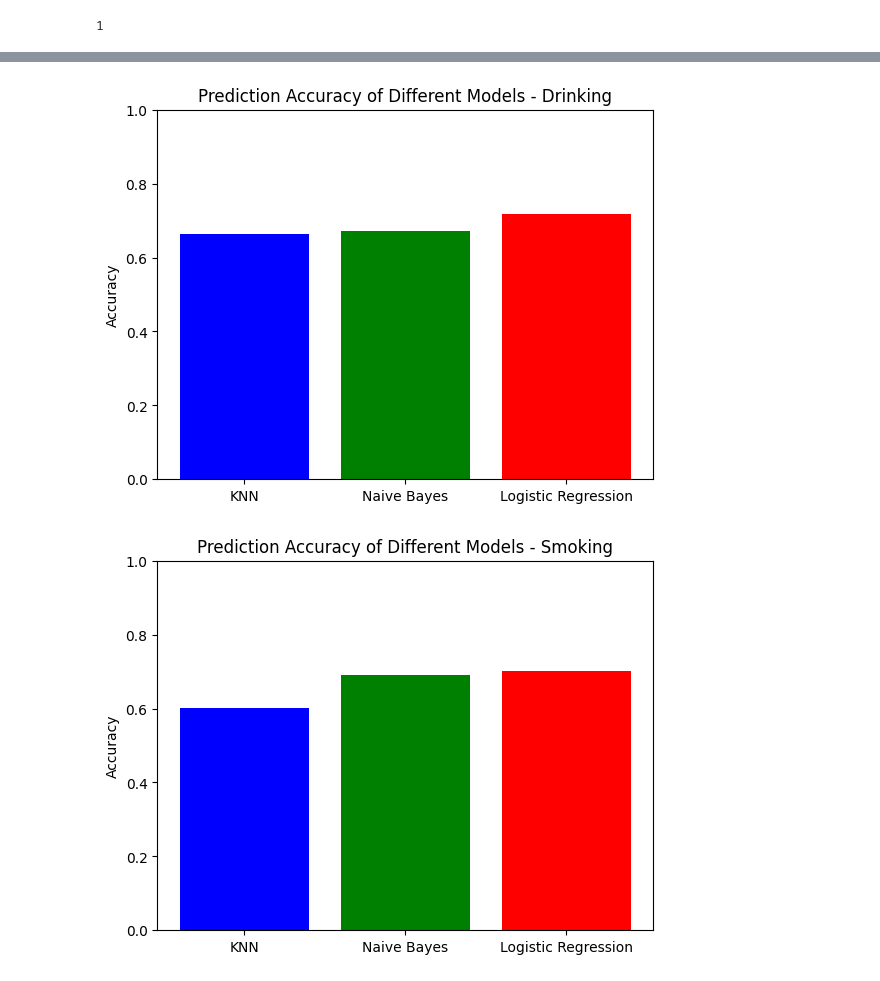
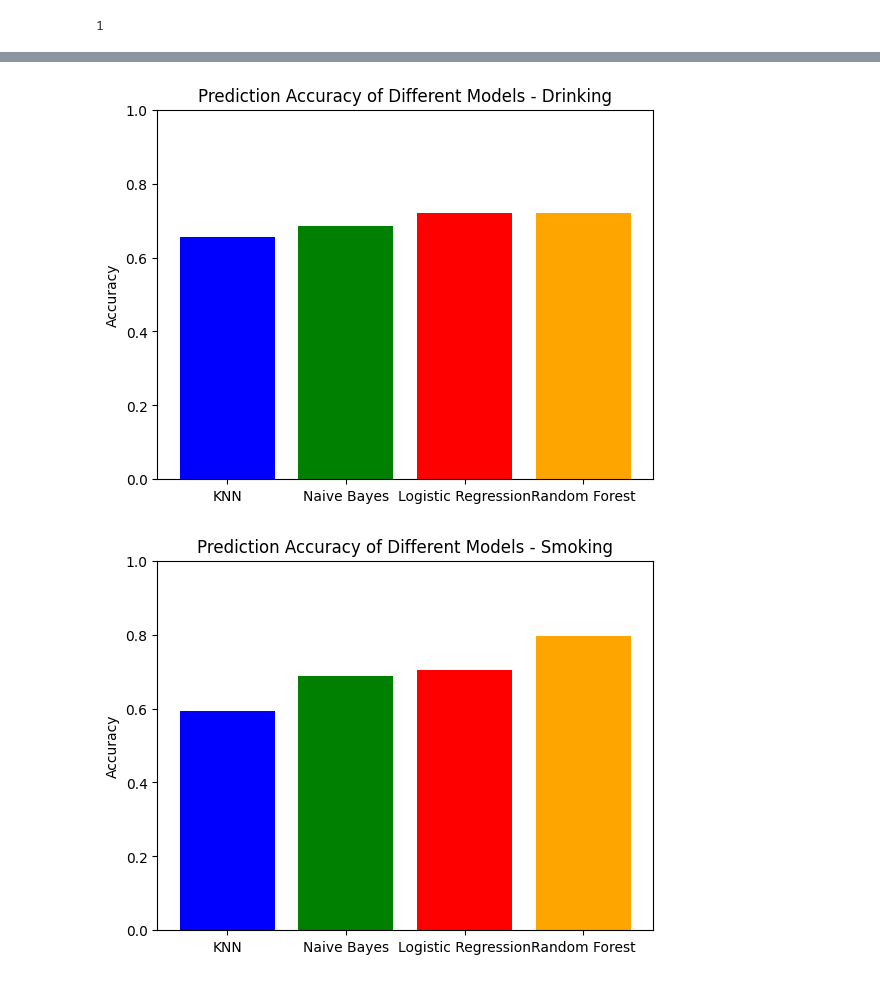
Before and after one commit to k-m-abrar-ahsan/Smoking-and-Drinking-Dataset-with-body-signal, a Jupyter notebook: main.ipynb, the cells around one changed output, grey strips where cells are left out. Saved outputs shown, nothing was run; the diff lists cells and outputs as text; code cells hidden in the pictures.

```diff
--- a/main.ipynb
+++ b/main.ipynb
@@ -13,5 +14,5 @@ from sklearn.metrics import accuracy_score, precision_score, recall_score, f1_sc
 # %%
-df = pd.read_csv('/content/smoking_driking_dataset_Ver01.csv')
+df = pd.read_csv('/content/smoking_driking_dataset_Ver01 (2) (1).csv')
 df.head()
 # %% [output]
 |  | sex | age | height | weight | waistline | sight_left | sight_right | hear_left | hear_right | ... |
@@ -427,0 +432,28 @@ weighted avg       0.83      0.70      0.73     54080
+# %%
+# Drinking Prediction with Random Forest
+rf_classifier_drink = RandomForestClassifier(random_state=42)
+rf_classifier_drink.fit(X_train_standardized_drink, y_train_resampled_drink)
+
+rf_pred_drink = rf_classifier_drink.predict(X_test_standarized_drink)
+
+rf_accuracy_drink = accuracy_score(y_drink_test, rf_pred_drink)
+class_report_drink = classification_report(y_drink_test, rf_pred_drink)
+
+print("\nFor Drinking Prediction (Random Forest):")
+print(f'Accuracy: {rf_accuracy_drink:.4f}')
+print('\nClassification Report:')
+print(class_report_drink)
+
+# Smoking Prediction with Random Forest
+rf_classifier_smoke = RandomForestClassifier(random_state=42)
+rf_classifier_smoke.fit(X_train_standardized_smoke, y_train_resampled_smoke)
+
+rf_pred_smoke = rf_classifier_smoke.predict(X_test_standarized_smoke)
+
+rf_accuracy_smoke = accuracy_score(y_smoke_test, rf_pred_smoke)
+class_report_smoke = classification_report(y_smoke_test, rf_pred_smoke)
+
+print("\nFor Smoking Prediction (Random Forest):")
+print(f'Accuracy: {rf_accuracy_smoke:.4f}')
+print('\nClassification Report:')
+print(class_report_smoke)
@@ -428,22 +478,22 @@ weighted avg       0.83      0.70      0.73     54080
 # %%
-models = ['KNN',  'Naive Bayes',  'Logistic Regression']
+models = ['KNN',  'Naive Bayes',  'Logistic Regression','Random Forest']
 # %%
-accuracies_1 = [knn_accuracy_drink, nb_accuracy_drink, logreg_accuracy_drink]
-plt.bar(models, accuracies_1, color = ['blue', 'green', 'red'])
+accuracies_1 = [knn_accuracy_drink, nb_accuracy_drink, logreg_accuracy_drink,rf_accuracy_drink]
+plt.bar(models, accuracies_1, color = ['blue', 'green', 'red','orange'])
 plt.ylim(0, 1)
 plt.ylabel('Accuracy')
 plt.title('Prediction Accuracy of Different Models - Drinking')
 plt.show()
 
-accuracies_2 = [knn_accuracy_smoke, nb_accuracy_smoke, logreg_accuracy_smoke]
-plt.bar(models, accuracies_2, color = ['blue', 'green', 'red'])
+accuracies_2 = [knn_accuracy_smoke, nb_accuracy_smoke, logreg_accuracy_smoke,rf_accuracy_smoke]
+plt.bar(models, accuracies_2, color = ['blue', 'green', 'red','orange','orange'])
 plt.ylim(0, 1)
 plt.ylabel('Accuracy')
 plt.title('Prediction Accuracy of Different Models - Smoking')
 plt.show()
 # %% [output]
-[figure, old version]
+[figure, new version]
-[figure, old version]
+[figure, new version]
 # %%
 knn_precision_1 = precision_score(y_drink_test, knn_pred_drink)
 knn_recall_1 = recall_score(y_drink_test, knn_pred_drink)
```
Also changed, not shown: parts of 22 cells of this notebook.
